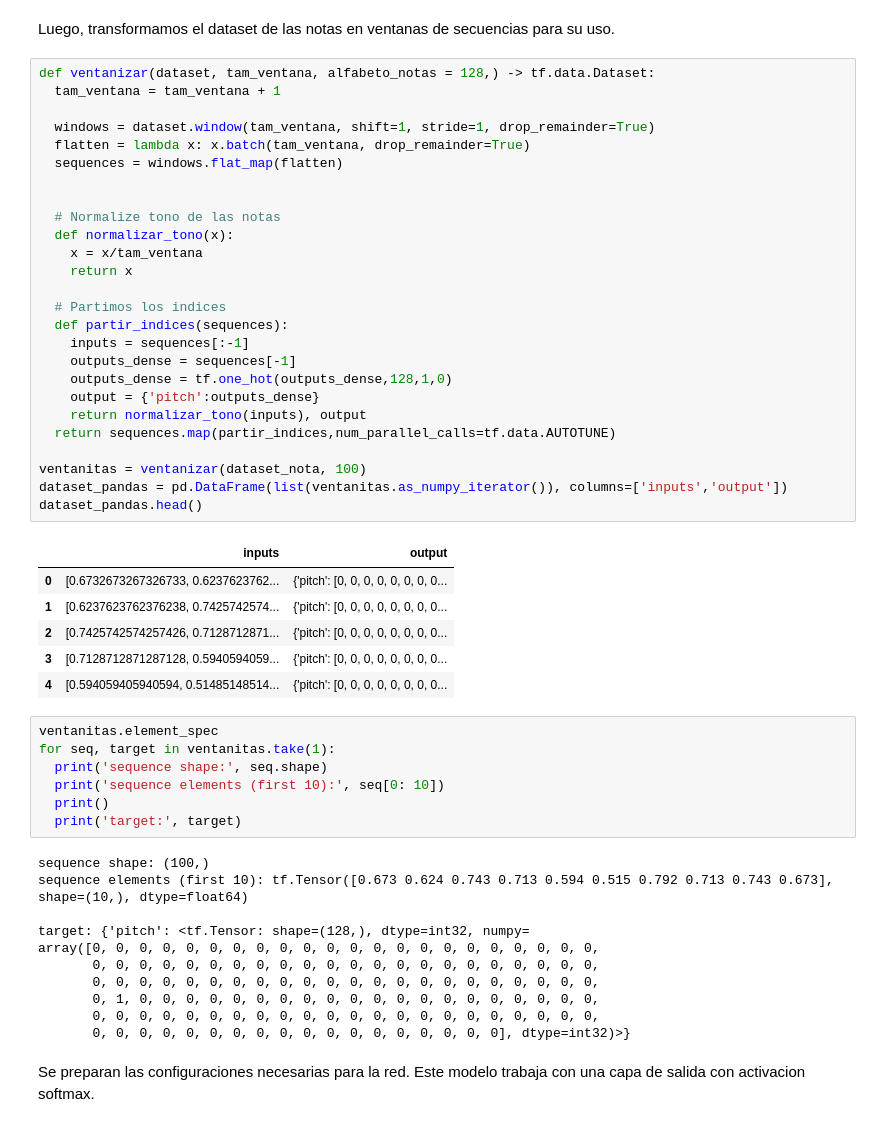
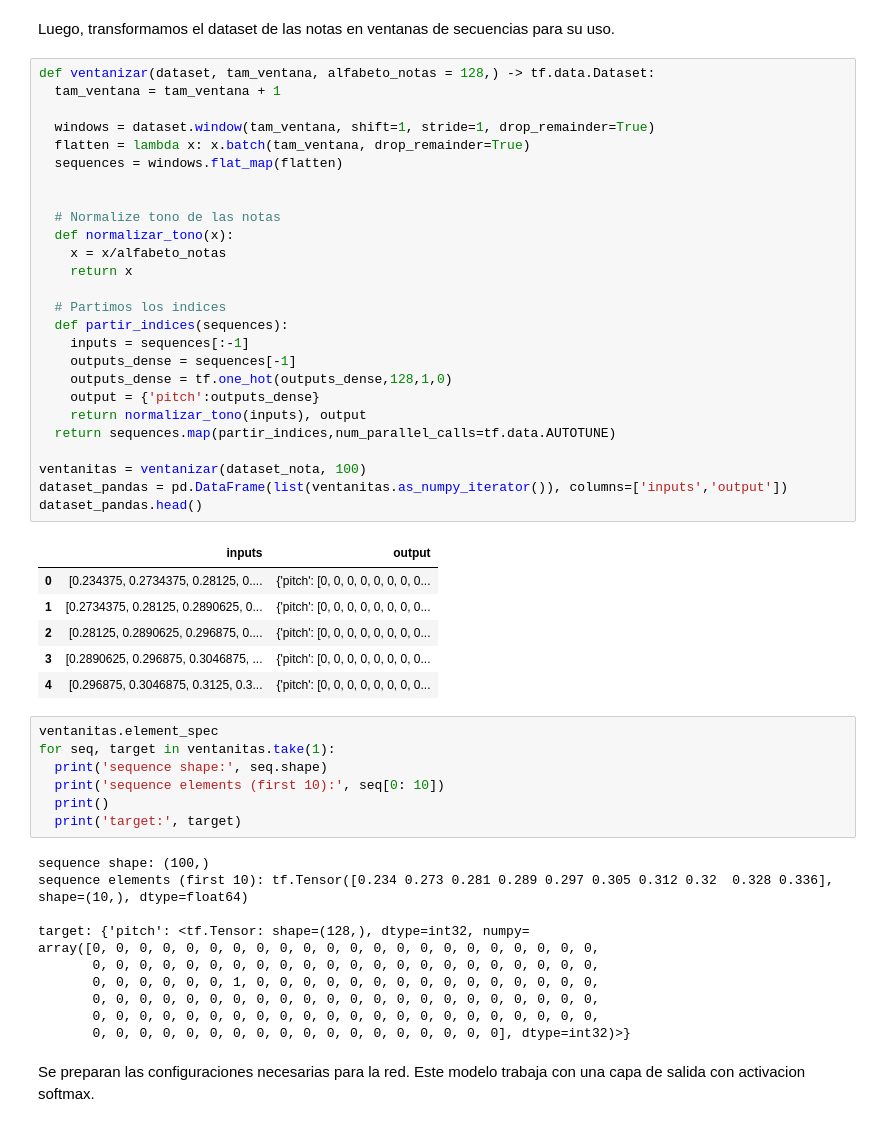
Before and after one commit to solalcaraz/TP-MATEIII-RN, a Jupyter notebook: TP_Mate_RNN_Tensorflow.ipynb, the cells around one changed output. Saved outputs shown, nothing was run; the diff lists cells and outputs as text.

```diff
--- a/TP_Mate_RNN_Tensorflow.ipynb
+++ b/TP_Mate_RNN_Tensorflow.ipynb
@@ -126,36 +126,36 @@ Luego, transformamos el dataset de las notas en ventanas de secuencias para su u
 # %%
 def ventanizar(dataset, tam_ventana, alfabeto_notas = 128,) -> tf.data.Dataset:
   tam_ventana = tam_ventana + 1
 
   windows = dataset.window(tam_ventana, shift=1, stride=1, drop_remainder=True)
   flatten = lambda x: x.batch(tam_ventana, drop_remainder=True)
   sequences = windows.flat_map(flatten)
 
 
   # Normalize tono de las notas
   def normalizar_tono(x):
-    x = x/tam_ventana
+    x = x/alfabeto_notas
     return x
 
   # Partimos los indices
   def partir_indices(sequences):
     inputs = sequences[:-1]
     outputs_dense = sequences[-1]
     outputs_dense = tf.one_hot(outputs_dense,128,1,0)
     output = {'pitch':outputs_dense}
     return normalizar_tono(inputs), output
   return sequences.map(partir_indices,num_parallel_calls=tf.data.AUTOTUNE)
 
 ventanitas = ventanizar(dataset_nota, 100)
 dataset_pandas = pd.DataFrame(list(ventanitas.as_numpy_iterator()), columns=['inputs','output'])
 dataset_pandas.head()
 # %% [output]
 |  | inputs | output |
-| 0 | [0.6732673267326733, 0.6237623762... | {'pitch': [0, 0, 0, 0, 0, 0, 0, 0... |
-| 1 | [0.6237623762376238, 0.7425742574... | {'pitch': [0, 0, 0, 0, 0, 0, 0, 0... |
-| 2 | [0.7425742574257426, 0.7128712871... | {'pitch': [0, 0, 0, 0, 0, 0, 0, 0... |
-| 3 | [0.7128712871287128, 0.5940594059... | {'pitch': [0, 0, 0, 0, 0, 0, 0, 0... |
-| 4 | [0.594059405940594, 0.51485148514... | {'pitch': [0, 0, 0, 0, 0, 0, 0, 0... |
+| 0 | [0.234375, 0.2734375, 0.28125, 0.... | {'pitch': [0, 0, 0, 0, 0, 0, 0, 0... |
+| 1 | [0.2734375, 0.28125, 0.2890625, 0... | {'pitch': [0, 0, 0, 0, 0, 0, 0, 0... |
+| 2 | [0.28125, 0.2890625, 0.296875, 0.... | {'pitch': [0, 0, 0, 0, 0, 0, 0, 0... |
+| 3 | [0.2890625, 0.296875, 0.3046875, ... | {'pitch': [0, 0, 0, 0, 0, 0, 0, 0... |
+| 4 | [0.296875, 0.3046875, 0.3125, 0.3... | {'pitch': [0, 0, 0, 0, 0, 0, 0, 0... |
 # %%
 ventanitas.element_spec
 for seq, target in ventanitas.take(1):
@@ -165,13 +165,13 @@ for seq, target in ventanitas.take(1):
   print('target:', target)
 # %% [output]
 sequence shape: (100,)
-sequence elements (first 10): tf.Tensor([0.673 0.624 0.743 0.713 0.594 0.515 0.792 0.713 0.743 0.673], shape=(10,), dtype=float64)
+sequence elements (first 10): tf.Tensor([0.234 0.273 0.281 0.289 0.297 0.305 0.312 0.32  0.328 0.336], shape=(10,), dtype=float64)
 
 target: {'pitch': <tf.Tensor: shape=(128,), dtype=int32, numpy=
 array([0, 0, 0, 0, 0, 0, 0, 0, 0, 0, 0, 0, 0, 0, 0, 0, 0, 0, 0, 0, 0, 0,
        0, 0, 0, 0, 0, 0, 0, 0, 0, 0, 0, 0, 0, 0, 0, 0, 0, 0, 0, 0, 0, 0,
+       0, 0, 0, 0, 0, 0, 1, 0, 0, 0, 0, 0, 0, 0, 0, 0, 0, 0, 0, 0, 0, 0,
        0, 0, 0, 0, 0, 0, 0, 0, 0, 0, 0, 0, 0, 0, 0, 0, 0, 0, 0, 0, 0, 0,
-       0, 1, 0, 0, 0, 0, 0, 0, 0, 0, 0, 0, 0, 0, 0, 0, 0, 0, 0, 0, 0, 0,
        0, 0, 0, 0, 0, 0, 0, 0, 0, 0, 0, 0, 0, 0, 0, 0, 0, 0, 0, 0, 0, 0,
        0, 0, 0, 0, 0, 0, 0, 0, 0, 0, 0, 0, 0, 0, 0, 0, 0, 0], dtype=int32)>}
 # %% [markdown]
```
Also changed, not shown: parts of 5 cells of this notebook.
